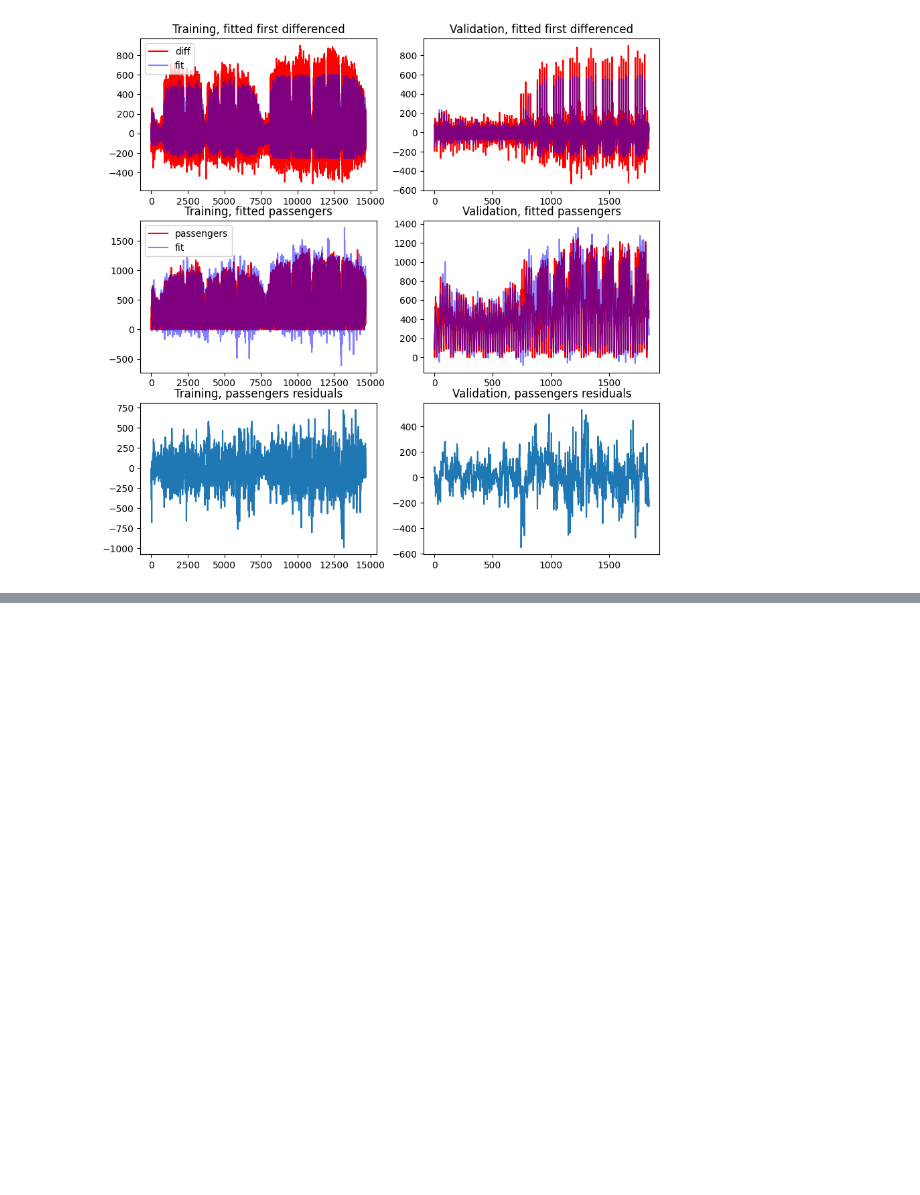
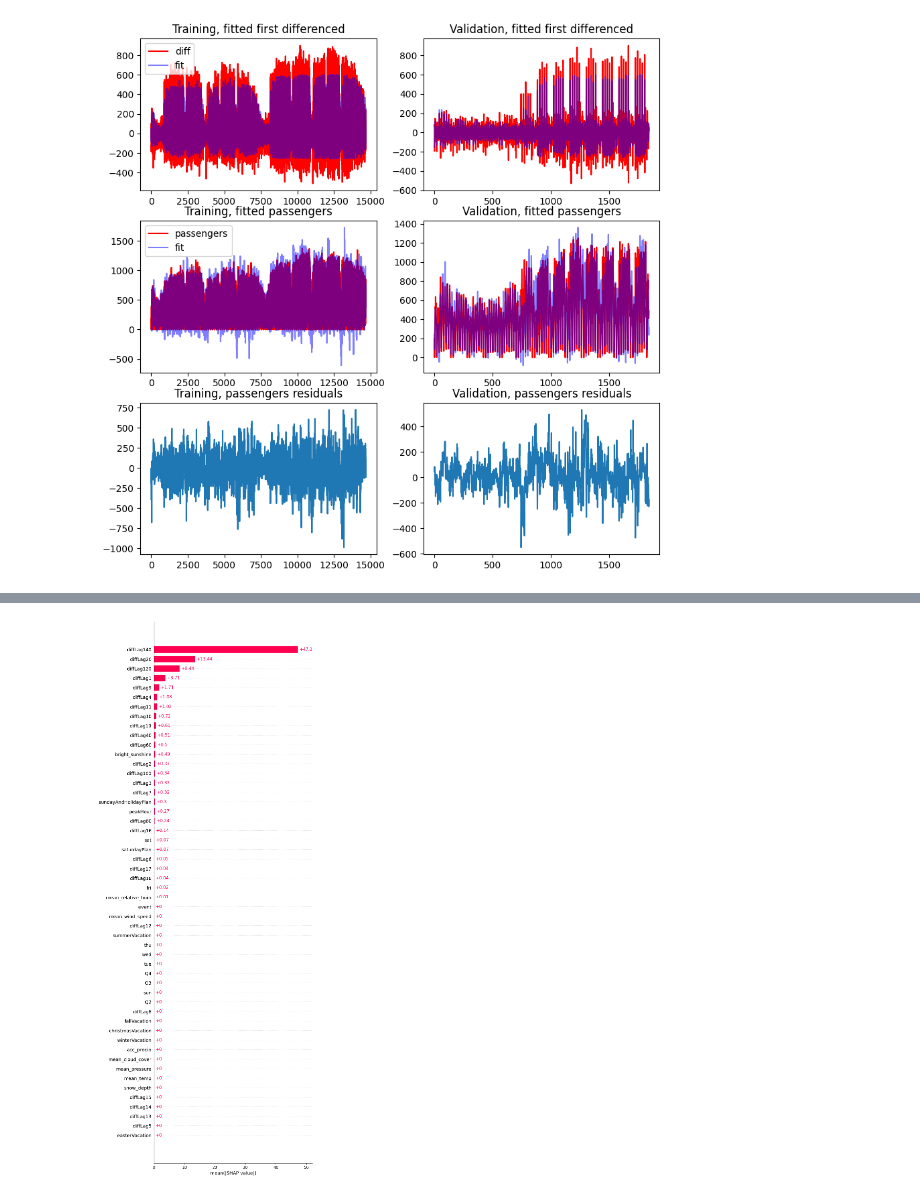
Before and after one commit to andr830g/Machine-Learning-Passenger-Forecasting, a Jupyter notebook: MachineLearningModelling.ipynb, the cells around one changed output, grey strips where cells are left out. Saved outputs shown, nothing was run; the diff lists cells and outputs as text; code cells hidden in the pictures; blank space fills up the shorter version.

```diff
--- a/MachineLearningModelling.ipynb
+++ b/MachineLearningModelling.ipynb
@@ -163,0 +157,7 @@ pd.Series(importances, index=X_train.columns).sort_values().plot.barh(figsize=(6
+# %%
+explainer = shap.Explainer(best_model.predict, X_val_scaled)
+shap_values = explainer(X_val_scaled)
+# %%
+shap.plots.bar(shap_values, max_display=52)
+# %% [output]
+[figure, added]
```
Also changed, not shown: parts of 4 cells of this notebook.
